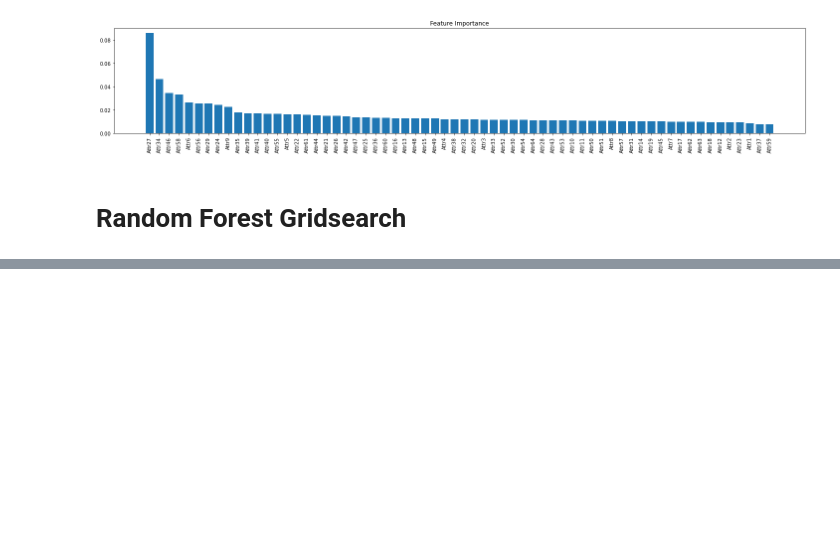
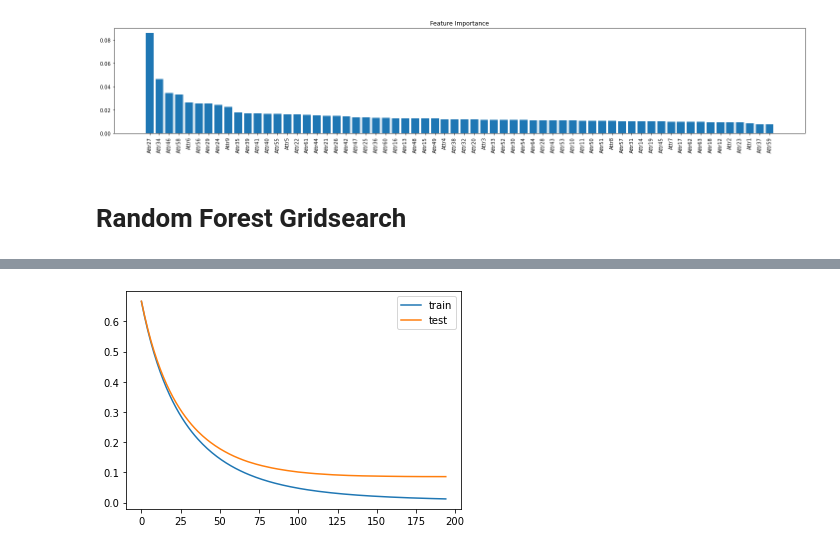
Before and after one commit to scottdyl/qtw, a Jupyter notebook: case study 4/Model_S_V2.ipynb, the cells around one changed output, grey strips where cells are left out. Saved outputs shown, nothing was run; the diff lists cells and outputs as text; code cells hidden in the pictures; blank space fills up the shorter version.

Commit message:
got the grid search with XGB working

```diff
--- a/case study 4/Model_S_V2.ipynb
+++ b/case study 4/Model_S_V2.ipynb
@@ -219,12 +253,12 @@ cv_grid = StratifiedShuffleSplit(n_splits=10,test_size=0.2,random_state=58)
 # %%
 rf_clf2 = RandomForestClassifier(random_state=58)
 param_grid = {
-    'n_estimators': [25,30,35],
+    'n_estimators': [35,40,45],
     'max_features': ['auto'],
     'max_depth' : [20],
     'class_weight' : [None]
 }
-CV_rfc = GridSearchCV(estimator=rf_clf2, param_grid=param_grid, cv=cv_grid, n_jobs=2, scoring='precision')
+CV_rfc = GridSearchCV(estimator=rf_clf2, param_grid=param_grid, cv=cv_grid, n_jobs=2,scoring=logloss_scorer)
 CV_rfc.fit(X_imp_scaled, y)
 # %% [output]
 GridSearchCV(cv=StratifiedKFold(n_splits=10, random_state=58, shuffle=True),
@@ -271,0 +323,27 @@ weighted avg   0.963311  0.966202  0.959321     43405
+# %%
+import xgboost as xgb
+from sklearn.model_selection import train_test_split
+
+X_train, X_test, y_train, y_test = train_test_split(X_imp_scaled,y)
+
+dtrain = xgb.DMatrix(X_train,label=y_train)
+
+dtest = xgb.DMatrix(X_test,label=y_test)
+
+evallist = [(dtest,'eval'), (dtrain,'train')]
+# %%
+param = {'max_depth': 50,
+         'objective' : 'binary:logistic',
+         'eval_metric' :'logloss',
+         'eta': 0.03
+        }
+# %%
+bst_cv = xgb.cv(params=param, dtrain=dtrain, nfold=5,num_boost_round = 1000, early_stopping_rounds=5)
+# %%
+import matplotlib.pyplot as plt
+plt.plot(bst_cv.index, bst_cv['train-logloss-mean'],label='train')
+plt.plot(bst_cv.index, bst_cv['test-logloss-mean'],label='test')
+plt.legend()
+plt.show()
+# %% [output]
+[figure, added]
```
Also changed, not shown: parts of 25 cells of this notebook.
